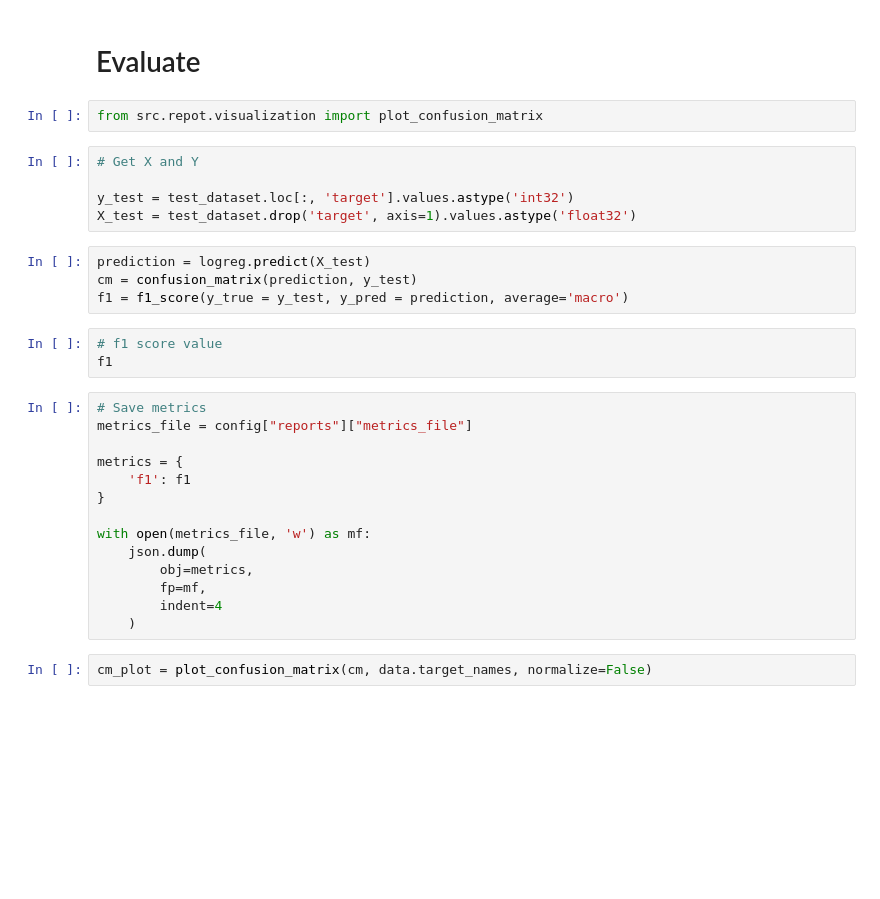
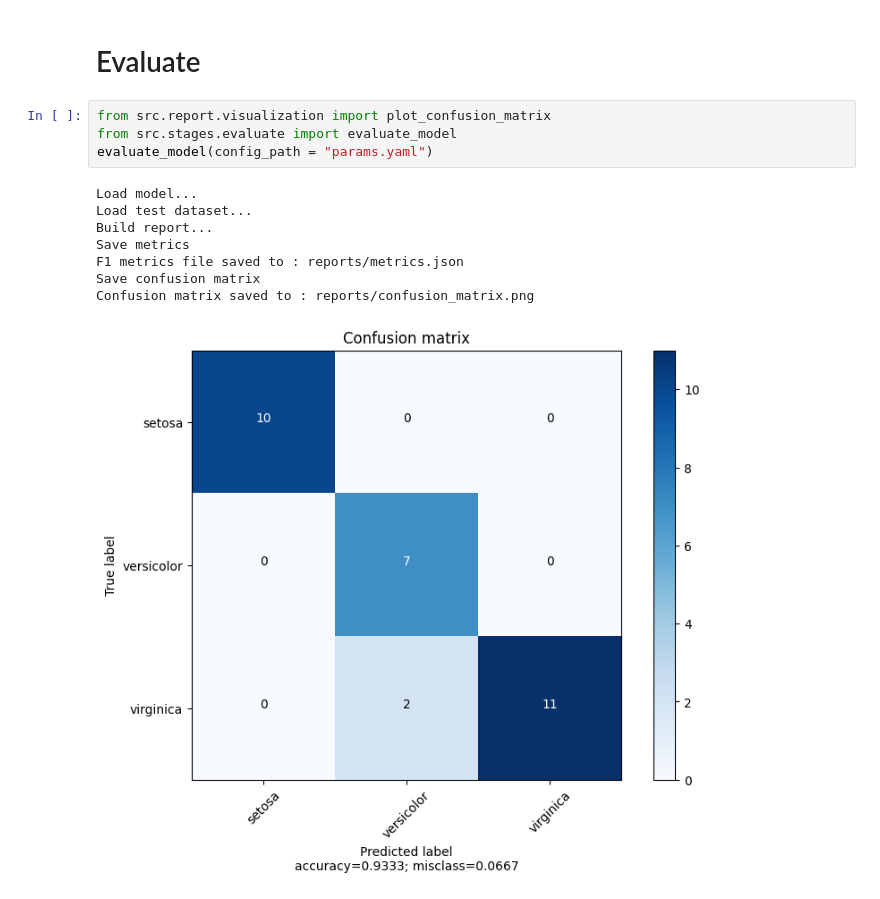
Before and after one commit to Zulaikha1207/Data-ML-model-versoining-with-DVC, a Jupyter notebook: notebooks/step-4-build-ml-pipelines.ipynb, the cells around one changed output. Saved outputs shown, nothing was run; the diff lists cells and outputs as text; blank space fills up the shorter version.

```diff
--- a/notebooks/step-4-build-ml-pipelines.ipynb
+++ b/notebooks/step-4-build-ml-pipelines.ipynb
@@ -89,32 +88,15 @@ joblib.dump(logreg, model_path)
 # %% [markdown]
 # Evaluate
 # %%
-from src.repot.visualization import plot_confusion_matrix
+from src.report.visualization import plot_confusion_matrix
+from src.stages.evaluate import evaluate_model
+evaluate_model(config_path = "params.yaml")
+# %% [output]
+Load model...
+Load test dataset...
+Build report...
+Save metrics
+F1 metrics file saved to : reports/metrics.json
+Save confusion matrix
+Confusion matrix saved to : reports/confusion_matrix.png
+[figure, added]
-# %%
-# Get X and Y
-
-y_test = test_dataset.loc[:, 'target'].values.astype('int32')
-X_test = test_dataset.drop('target', axis=1).values.astype('float32')
-# %%
-prediction = logreg.predict(X_test)
-cm = confusion_matrix(prediction, y_test)
-f1 = f1_score(y_true = y_test, y_pred = prediction, average='macro')
-# %%
-# f1 score value
-f1
-# %%
-# Save metrics
-metrics_file = config["reports"]["metrics_file"]
-
-metrics = {
-    'f1': f1
-}
-
-with open(metrics_file, 'w') as mf:
-    json.dump(
-        obj=metrics,
-        fp=mf,
-        indent=4
-    )
-# %%
-cm_plot = plot_confusion_matrix(cm, data.target_names, normalize=False)
```
Also changed, not shown: parts of 5 cells of this notebook, 4 other files.
